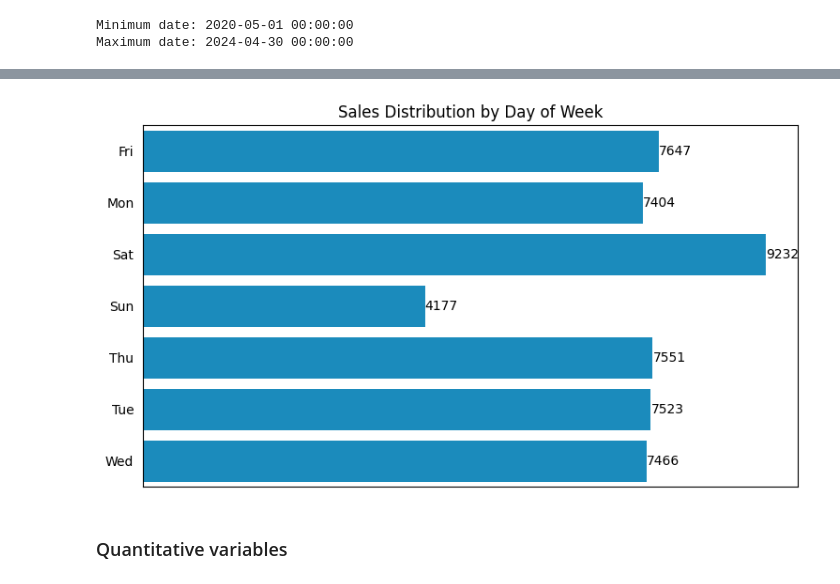
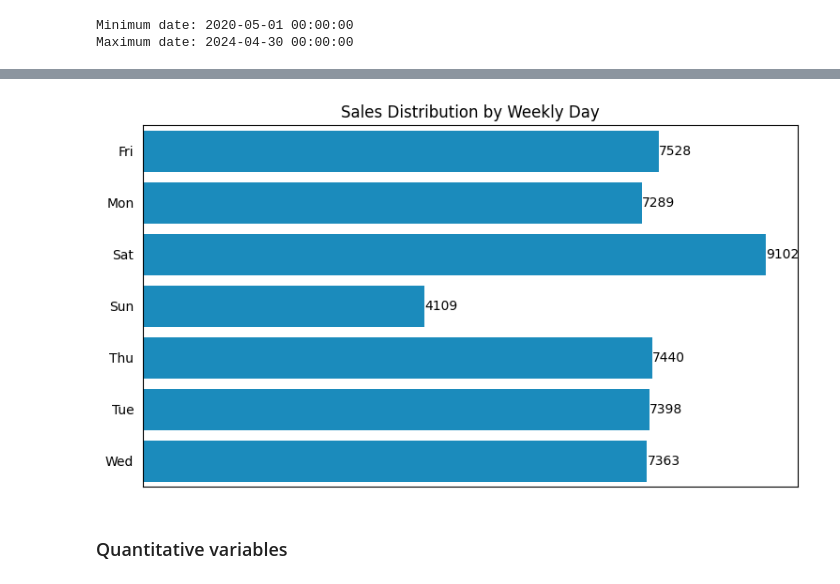
Before and after one commit to pathilink/bemol_data_case, a Jupyter notebook: notebooks/bemol_EDA.ipynb, the cells around one changed output, grey strips where cells are left out. Cells and saved outputs as stored; diff of their text form; code cells hidden in the pictures.

```diff
--- a/notebooks/bemol_EDA.ipynb
+++ b/notebooks/bemol_EDA.ipynb
@@ -198,3 +199,6 @@ df_prep.sample(5)
+# %%
+# iteration: exclude extreme values of preco_venda
+df_prep = df_prep.query('preco_venda <= 10000')
 # %% [markdown]
 ## Exploratory Data Analysis
 # %% [markdown]
@@ -209,4 +213,4 @@ Minimum date: 2020-05-01 00:00:00
 Maximum date: 2024-04-30 00:00:00
 # %%
 # create column
-df_prep['day_of_week'] = df_prep['data_venda'].dt.strftime('%a')
+df_prep['dia_semanal'] = df_prep['data_venda'].dt.strftime('%a')
@@ -224,15 +236,15 @@ df_prep.groupby('day_of_week')['data_venda'].count().reset_index()
 # %%
 plt.figure(figsize=(9, 5))
-ax=sns.barplot(y='day_of_week', x='data_venda', data=df_prep.groupby('day_of_week')['data_venda'].count().reset_index(), color='#0096d7')
-plt.title('Sales Distribution by Day of Week')
+ax=sns.barplot(y='dia_semanal', x='data_venda', data=df_prep.groupby('dia_semanal')['data_venda'].count().reset_index(), color='#0096d7')
+plt.title('Sales Distribution by Weekly Day')
 ax.bar_label(ax.containers[0])
 ax.set(xticklabels=[])
 ax.set(ylabel=None)
 ax.set(xlabel=None)
 ax.tick_params(left=False)
 ax.tick_params(bottom=False)
 # %% [output]
-[figure, old version]
+[figure, new version]
 # %% [markdown]
 ### Quantitative variables
 # %%
```
Also changed, not shown: parts of 69 cells of this notebook.
